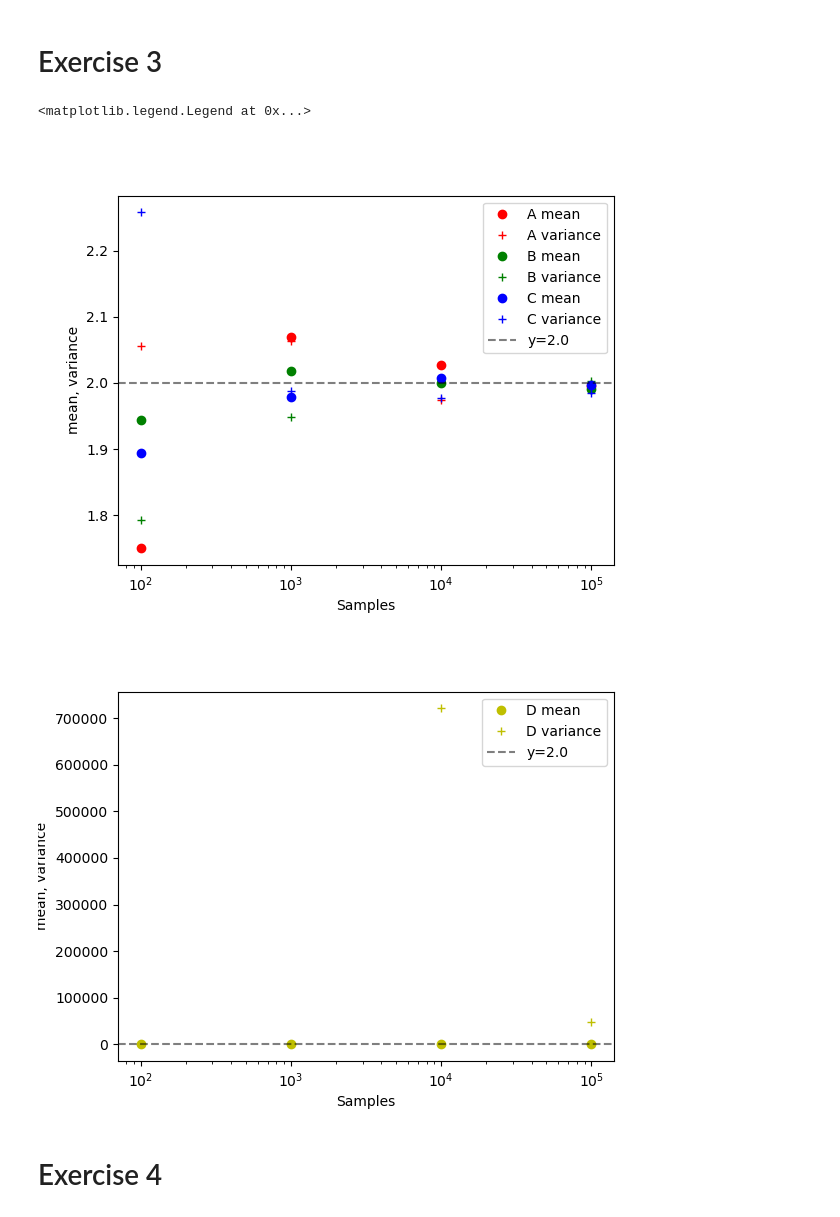
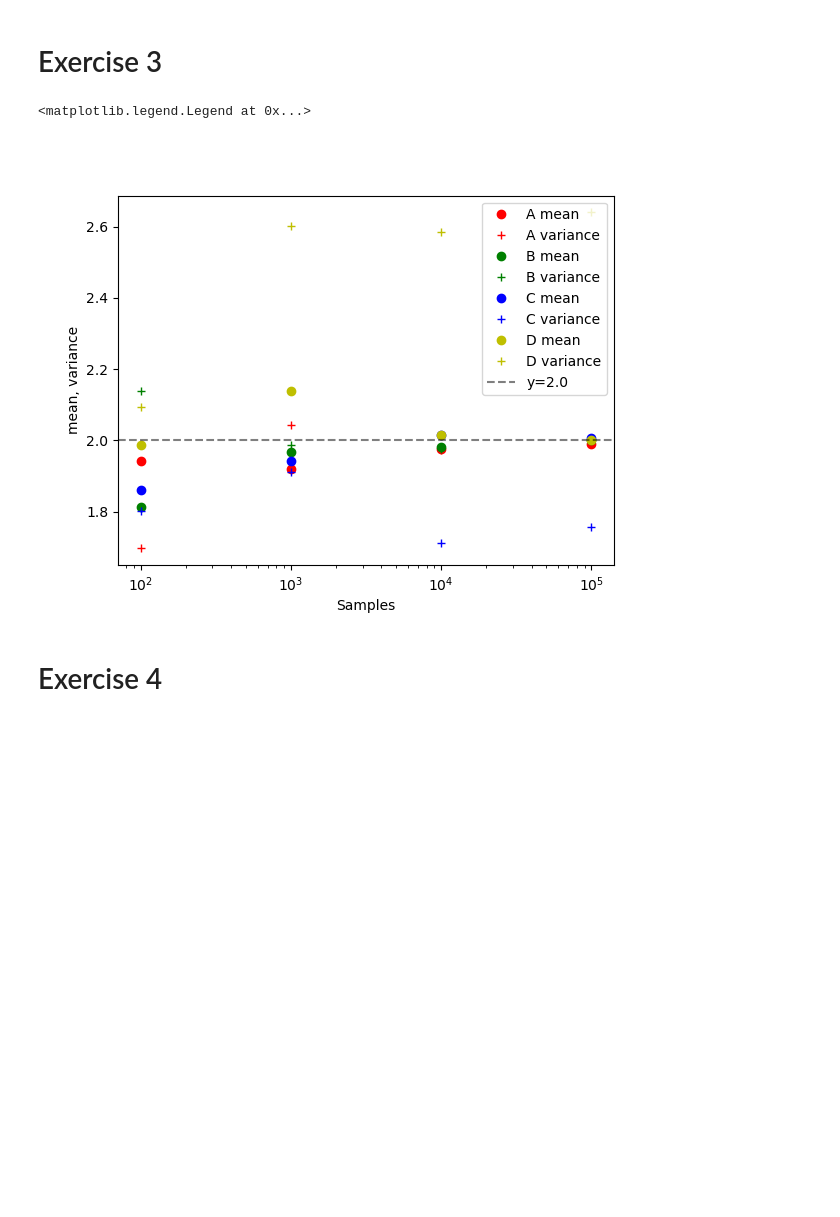
Before and after one commit to RedOrbweaver/STSex, a Jupyter notebook: ex0.ipynb, the cells around one changed output. Cells and saved outputs as stored; diff of their text form; code cells hidden in the pictures; blank space fills up the shorter version.

```diff
--- a/ex0.ipynb
+++ b/ex0.ipynb
@@ -9,12 +9,9 @@ import math
 import scipy
 from scipy import stats
 
-def CalcAB(mean:float, variance:float) -> tuple[float, float]:
+def GenSequenceUniform(n:int, mean:float, variance:float):
     b = mean + math.sqrt(3)*math.sqrt(variance)
     a = mean - math.sqrt(3)*math.sqrt(variance)
-    return [a, b]
-def GenSequenceUniform(mean:float, variance:float, n:int):
-    a, b = CalcAB(mean, variance)
     seq = np.random.uniform(a, b, n)
     return seq
 def GenSequenceGauss(n, mean, variance):
@@ -47,12 +44,12 @@ print("B variance: " + str(np.var(seqB)))
 print("C mean: " + str(np.mean(seqC)))
 print("C variance: " + str(np.var(seqC)))
 
-def DrawSequenceMeanVariance(seq, name, color, ymn=-3, ymx=7):
+def DrawSequenceMeanVariance(seq, name, color, ymn=-3, ymx=7, mark = "."):
     fig = plt.figure()
     plt.axis((0, len(seq), ymn, ymx))
     plt.xlabel("x")
     plt.ylabel("y")
-    plt.plot(seq, color + ".", label="value");
+    plt.plot(seq, color + mark, label="value");
     plt.axhline(np.mean(seq), color = color, linestyle = "-",\
                 label="mean=" + str(round(np.mean(seq), 3)))
     plt.axhline(np.var(seq), color = color, linestyle = "--",\
@@ -88,41 +86,42 @@ D variance: 42.697237082349304
 # %%
 ns = [100, 1000, 10000, 100000]
 resultsmean = [[], [], [], []]
 resultsvar = [[], [], [], []]
 for n in ns:
-    seqs = GenSequencesABCD(n, meanABC, varianceABC)
+    seqs = list(GenSequencesABCD(n, meanABC, varianceABC))
     i = 0
     for seq in seqs:
-        resultsmean[i].append(np.mean(seq))
-        resultsvar[i].append(np.var(seq))
+        nseq = [x for x in seq if (x > -3 and x < 7)]
+        resultsmean[i].append(np.mean(nseq))
+        resultsvar[i].append(np.var(nseq))
         i+=1
 distnames = ["A", "B", "C", "D"]
 distcolors = ["r", "g", "b", "y"]
+
 
 fig = plt.figure()
 plt.xlabel("Samples")
 plt.ylabel("mean, variance")
 plt.xscale('log')
-for i in range(0, 3):
+for i in range(0, 4):
     plt.plot(ns, resultsmean[i], distcolors[i] + "o", label=distnames[i] + " mean")
     plt.plot(ns, resultsvar[i], distcolors[i] + "+", label=distnames[i] + " variance")
     #print(distnames[i], str(resultsmean[i]), str(resultsvar[i]))
 plt.axhline(2, color = 'k', linestyle = "--", label="y=2.0", alpha=0.5)
 plt.legend()
 
-fig = plt.figure()
-plt.xlabel("Samples")
-plt.ylabel("mean, variance")
-plt.xscale('log')
-i = 3
-plt.plot(ns, resultsmean[i], distcolors[i] + "o", label=distnames[i] + " mean")
-plt.plot(ns, resultsvar[i], distcolors[i] + "+", label=distnames[i] + " variance")
-plt.axhline(2, color = 'k', linestyle = "--", label="y=2.0", alpha=0.5)
-plt.legend()
+#fig = plt.figure()
+#plt.xlabel("Samples")
+#plt.ylabel("mean, variance")
+#plt.xscale('log')
+#i = 3
+#plt.plot(ns, resultsmean[i], distcolors[i] + "o", label=distnames[i] + " mean")
+#plt.plot(ns, resultsvar[i], distcolors[i] + "+", label=distnames[i] + " variance")
+#plt.axhline(2, color = 'k', linestyle = "--", label="y=2.0", alpha=0.5)
+#plt.legend()
 # %% [output]
 <matplotlib.legend.Legend at 0x...>
-[figure, old version]
+[figure, new version]
-[figure, removed]
 # %% [markdown]
 # Exercise 4
 # %%
```
Also changed, not shown: parts of 3 cells of this notebook.
